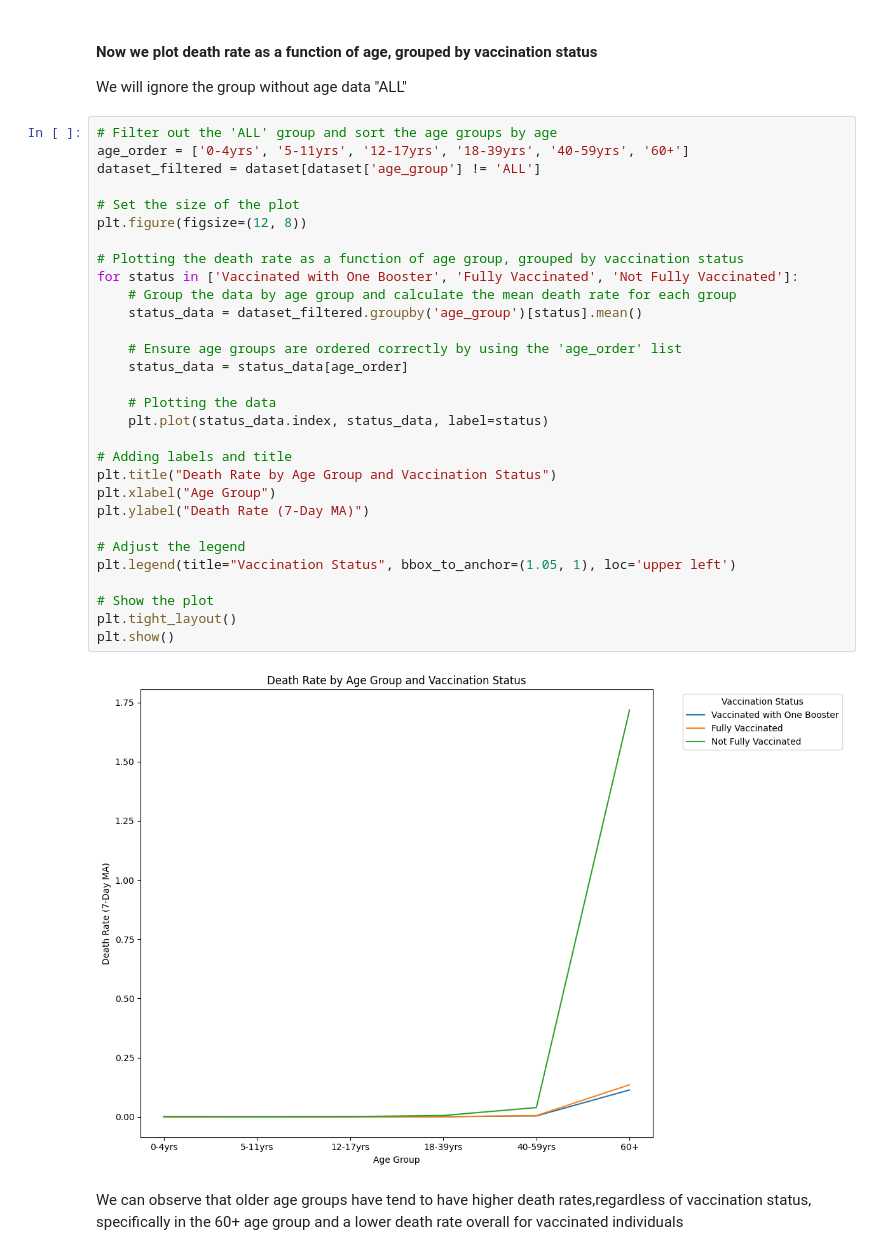
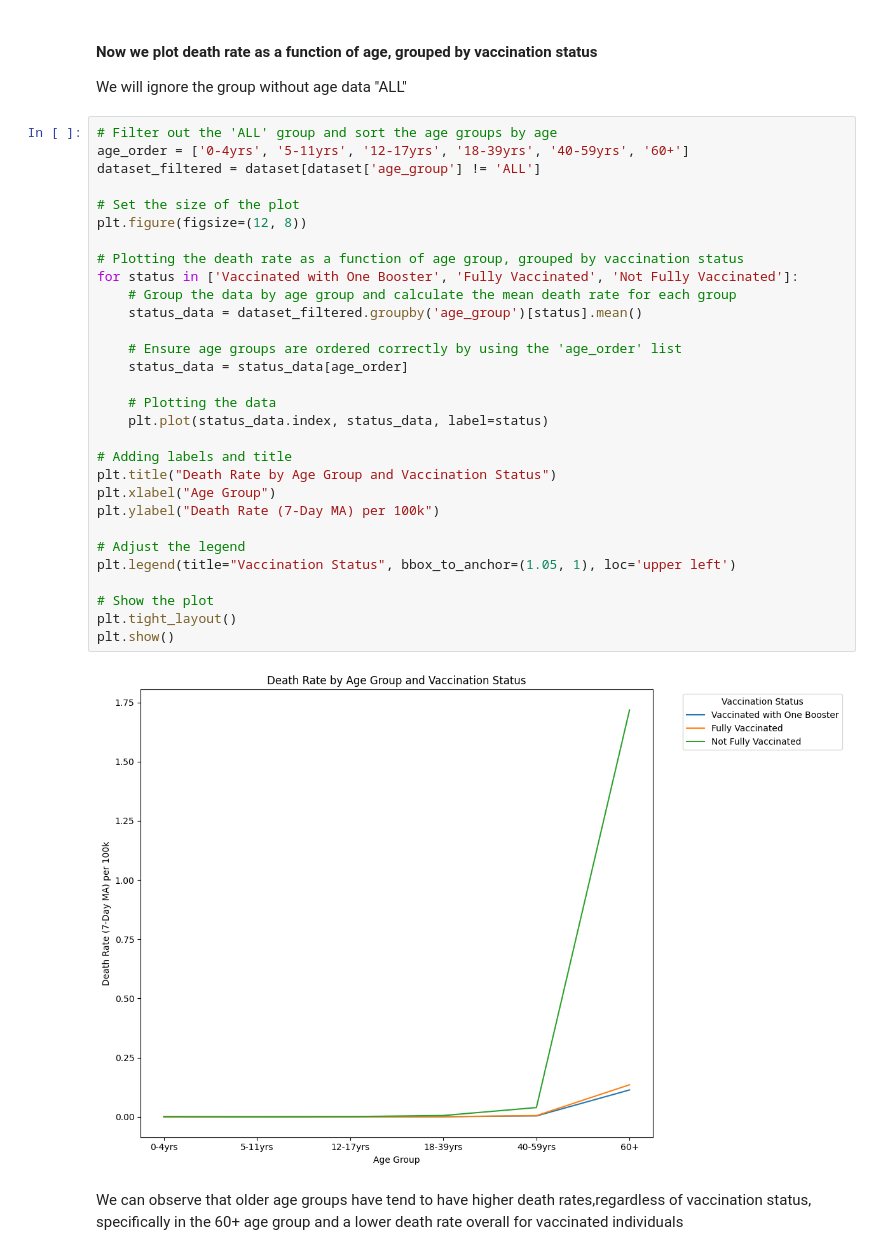
Before and after one commit to DiegoPiza/AI_tools_for_PH, a Jupyter notebook: Final_Assignment.ipynb, the cells around one changed output. Saved outputs shown, nothing was run; the diff lists cells and outputs as text.

```diff
--- a/Final_Assignment.ipynb
+++ b/Final_Assignment.ipynb
@@ -157,35 +158,35 @@ We will ignore the group without age data "ALL"
 # %%
 # Filter out the 'ALL' group and sort the age groups by age
 age_order = ['0-4yrs', '5-11yrs', '12-17yrs', '18-39yrs', '40-59yrs', '60+']
 dataset_filtered = dataset[dataset['age_group'] != 'ALL']
 
 # Set the size of the plot
 plt.figure(figsize=(12, 8))
 
 # Plotting the death rate as a function of age group, grouped by vaccination status
 for status in ['Vaccinated with One Booster', 'Fully Vaccinated', 'Not Fully Vaccinated']:
     # Group the data by age group and calculate the mean death rate for each group
     status_data = dataset_filtered.groupby('age_group')[status].mean()
 
     # Ensure age groups are ordered correctly by using the 'age_order' list
     status_data = status_data[age_order]
 
     # Plotting the data
     plt.plot(status_data.index, status_data, label=status)
 
 # Adding labels and title
 plt.title("Death Rate by Age Group and Vaccination Status")
 plt.xlabel("Age Group")
-plt.ylabel("Death Rate (7-Day MA)")
+plt.ylabel("Death Rate (7-Day MA) per 100k")
 
 # Adjust the legend
 plt.legend(title="Vaccination Status", bbox_to_anchor=(1.05, 1), loc='upper left')
 
 # Show the plot
 plt.tight_layout()
 plt.show()
 # %% [output]
-[figure, old version]
+[figure, new version]
 # %% [markdown]
 We can observe that older age groups have tend to have higher death rates,regardless of vaccination status, specifically in the 60+ age group and a lower death rate overall for vaccinated individuals
 # %% [markdown]
```
Also changed, not shown: parts of 7 cells of this notebook.
